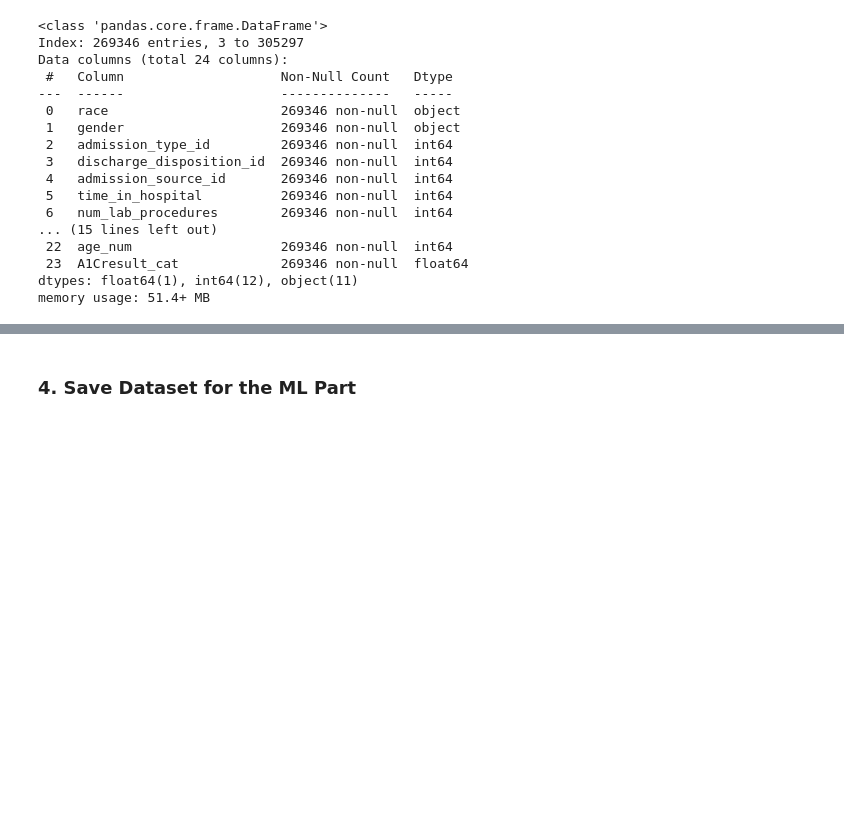
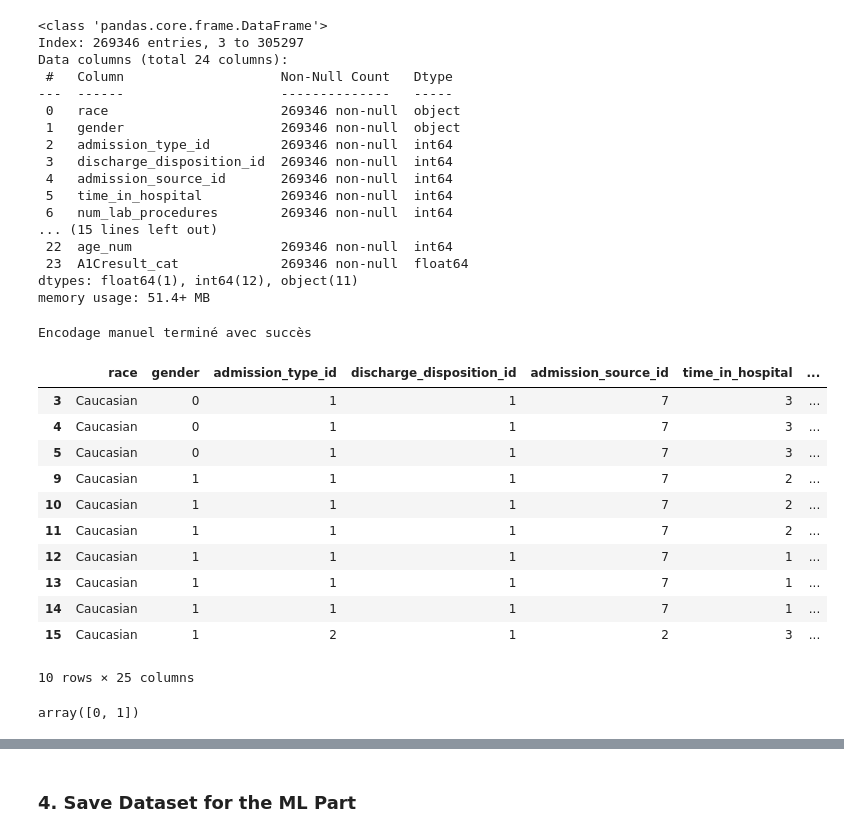
Before and after one commit to Bastienrag/supervised_learning_diabete_projet, a Jupyter notebook: eda.ipynb, the cells around one changed output, grey strips where cells are left out. Cells and saved outputs as stored; diff of their text form; code cells hidden in the pictures; blank space fills up the shorter version.

Commit message:
Pour finir la dataprep, on encode les données, à la main pour la plupart, mais aussi avec One-Hot pour diag_1. On converti ensuite le dataset en csv pret à etre utiliser pour le ML

```diff
--- a/eda.ipynb
+++ b/eda.ipynb
@@ -863,3 +863,39 @@ Data columns (total 24 columns):
  23  A1Cresult_cat             269346 non-null  float64
 dtypes: float64(1), int64(12), object(11)
 memory usage: 51.4+ MB
+# %%
+# on va maintenant encoder manuellement les colonnes catégorielles restantes (quand le nombre de modalités est raisonnable)
+
+# Encodage binaire simple
+df['gender'] = df['gender'].replace({'Male': 1, 'Female': 0, 'Unknown/Other': np.nan})
+df['change'] = df['change'].replace({'Ch': 1, 'No': 0})
+df['diabetesMed'] = df['diabetesMed'].replace({'Yes': 1, 'No': 0})
+
+# Encodage de la variable cible (réadmission dans les 30 jours)
+df['readmitted_flag'] = df['readmitted'].replace({'<30': 1, '>30': 0, 'NO': 0})
+
+# Encodage ordinal des médicaments
+ordinal_map = {'No': 0, 'Steady': 1, 'Up': 2, 'Down': 3}
+for col in ['insulin', 'metformin', 'glipizide']:
+    df[col] = df[col].replace(ordinal_map)
+# %% [output]
+Encodage manuel terminé avec succès
+# %%
+df.head(10)
+# %% [output]
+|  | race | gender | admission_type_id | discharge_disposition_id | admission_source_id | time_in_hospital | ... |
+| 3 | Caucasian | 0 | 1 | 1 | 7 | 3 | ... |
+| 4 | Caucasian | 0 | 1 | 1 | 7 | 3 | ... |
+| 5 | Caucasian | 0 | 1 | 1 | 7 | 3 | ... |
+| 9 | Caucasian | 1 | 1 | 1 | 7 | 2 | ... |
+| 10 | Caucasian | 1 | 1 | 1 | 7 | 2 | ... |
+| 11 | Caucasian | 1 | 1 | 1 | 7 | 2 | ... |
+| 12 | Caucasian | 1 | 1 | 1 | 7 | 1 | ... |
+| 13 | Caucasian | 1 | 1 | 1 | 7 | 1 | ... |
+| 14 | Caucasian | 1 | 1 | 1 | 7 | 1 | ... |
+| 15 | Caucasian | 1 | 2 | 1 | 2 | 3 | ... |
+10 rows × 25 columns
+# %%
+df.readmitted_flag.unique()
+# %% [output]
+array([0, 1])
```
Also changed, not shown: parts of 22 cells of this notebook, 1 other file.
